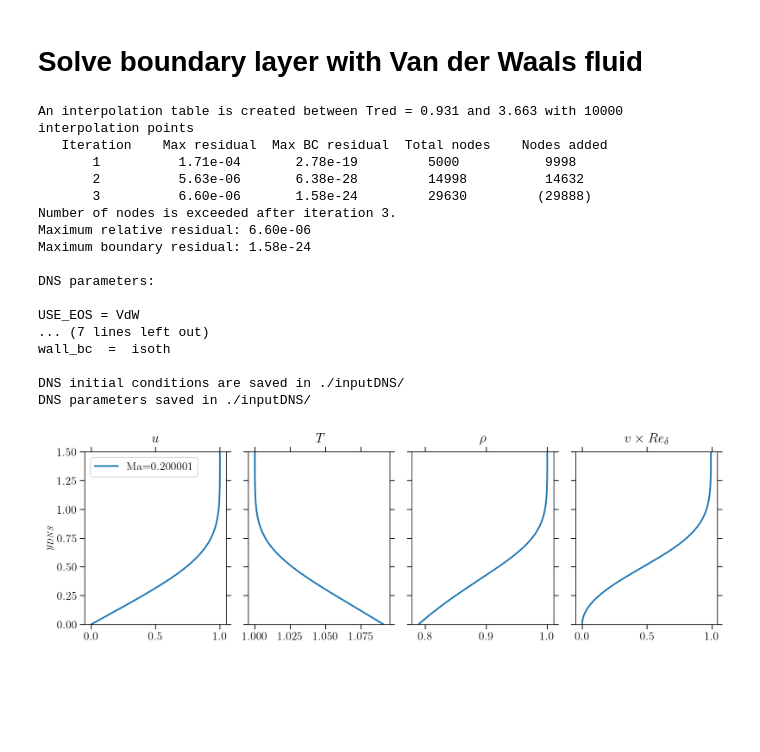
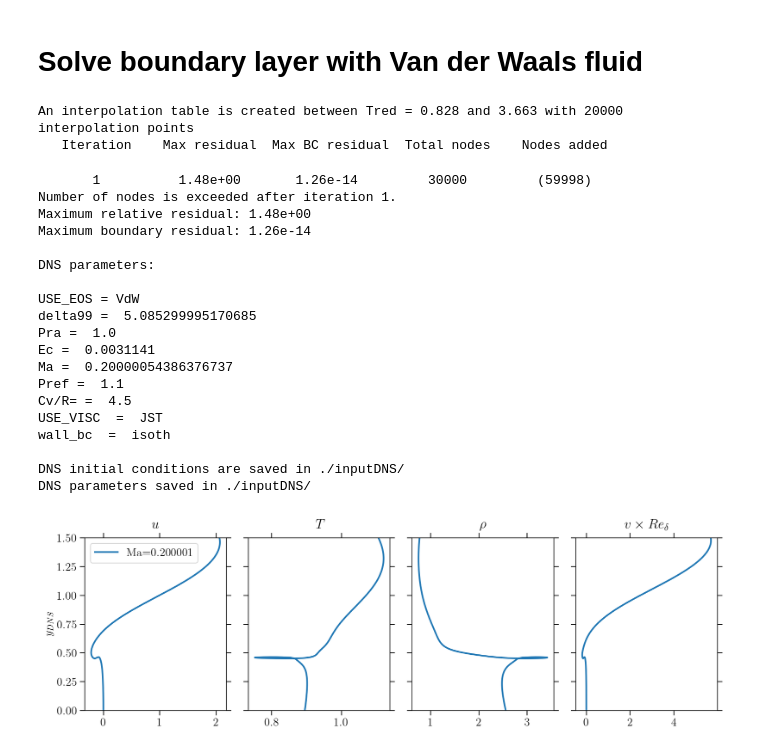
Before and after one commit to pcboldini/CUBENS, a Jupyter notebook: preproc/initBL/main_VdW.ipynb, the cells around one changed output. Saved outputs shown, nothing was run; the diff lists cells and outputs as text; code cells hidden in the pictures; blank space fills up the shorter version.

```diff
--- a/preproc/initBL/main_VdW.ipynb
+++ b/preproc/initBL/main_VdW.ipynb
@@ -110,9 +110,9 @@ def solveSelfSimilar(f_vdw, f_rh_T, f_muka, f_cp, intp_h_T, intp_h_rh, param, Ec
 
     # allocate eta and f and set initial condition for f
     if np.all(eta) == None and np.all(f) == None:
-        N = 5000 # adapt if needed
+        N = 30000 # adapt if needed
         ymax = 10 # adapt if needed
-        yi = 2 # adapt if needed
+        yi = 4 # adapt if needed
         a = ymax * yi / (ymax - 2.0 * yi)
         b = 1 + 2.0 * a / ymax
         z = -np.cos(np.linspace(0, np.pi, N))
@@ -121,7 +121,7 @@ def solveSelfSimilar(f_vdw, f_rh_T, f_muka, f_cp, intp_h_T, intp_h_rh, param, Ec
             eta[ii] = a * (1 + z[ii]) / (b - z[ii])
         f    = np.zeros((6,eta.size))
         f[1] = np.sqrt(eta/eta[-1])
-        f[3] = 0.5 * (1 - eta / eta[-1])
+        #f[2] = 0.5 * (1 - eta / eta[-1])
         if BC_wall == None:
             f[3] = 1.0
         else:
@@ -284,8 +284,8 @@ class BL_VdW(BL):
         self.param()
 
         # create table for approximation
-        n_values = 10000
-        h_values  = np.linspace(0.5, 4, n_values) # with respect to Hred
+        n_values = 20000
+        h_values  = np.linspace(0.34, 4, n_values) # with respect to Hred
         x0 = [self.Tred,self.Rhored]
         h_rh_T = np.zeros((len(h_values), 3))
         for i, h in enumerate(h_values):
@@ -394,37 +394,41 @@ class BL_VdW(BL):
 # %%
 # Input parameters of BL_VdW:
 # 1) Free-stream Eckert number (Mach number will be calculated)
 # 2) Free-stream reduced pressure (p_r = p_inf/p_c)
 # 3) Free-stream reduced temperature (T_r = T_inf/T_c)
 # 4) Free-stream Prandtl number
 # 5) Cv/R - ratio
 # 6) Viscosity law: 'JST' (JossiStielThodos) or 'Constant'
 # 7) Wall boundary condition: Tw_Tinf='None' for adiabatic or Tw_Tinf (Tw/Tinf) = ... for isothermal
 
-vdw = BL_VdW(Ec=0.0031141,Pred=1.1,Tred=1.1,Pr=1.0,CvR=9/2,visc='JST',Tw_Tinf=1.090909)
+vdw = BL_VdW(Ec=0.0031141,Pred=1.1,Tred=1.1,Pr=1.0,CvR=9/2,visc='JST',Tw_Tinf=0.895)
 vdw.extendProfileToLargerYforDNS(ymax=20)
 vdw.writeToFile()
 vdw.showParameters()
 
 fig, ax = plt.subplots(1,4, figsize=(12,4), sharey=True)
 vdw.plot(ax,label='Ma=%f'%vdw.Ma)
 plt.tight_layout()
 # %% [output]
-An interpolation table is created between Tred = 0.931 and 3.663 with 10000 interpolation points
+An interpolation table is created between Tred = 0.828 and 3.663 with 20000 interpolation points
    Iteration    Max residual  Max BC residual  Total nodes    Nodes added
-       1          1.71e-04       2.78e-19         5000           9998
-       2          5.63e-06       6.38e-28         14998          14632
-       3          6.60e-06       1.58e-24         29630         (29888)
-Number of nodes is exceeded after iteration 3.
-Maximum relative residual: 6.60e-06
-Maximum boundary residual: 1.58e-24
-
-DNS parameters:
-
-USE_EOS = VdW
-... (7 lines left out)
-wall_bc  =  isoth
-
-DNS initial conditions are saved in ./inputDNS/
-DNS parameters saved in ./inputDNS/
+       1          1.48e+00       1.26e-14         30000         (59998)
+Number of nodes is exceeded after iteration 1.
+Maximum relative residual: 1.48e+00
+Maximum boundary residual: 1.26e-14
+
+DNS parameters:
+
+USE_EOS = VdW
+delta99 =  5.085299995170685
+Pra =  1.0
+Ec =  0.0031141
+Ma =  0.20000054386376737
+Pref =  1.1
+Cv/R= =  4.5
+USE_VISC  =  JST
+wall_bc  =  isoth
+
+DNS initial conditions are saved in ./inputDNS/
+DNS parameters saved in ./inputDNS/
-[figure, old version]
+[figure, new version]
```
Also changed, not shown: 50 other files.
